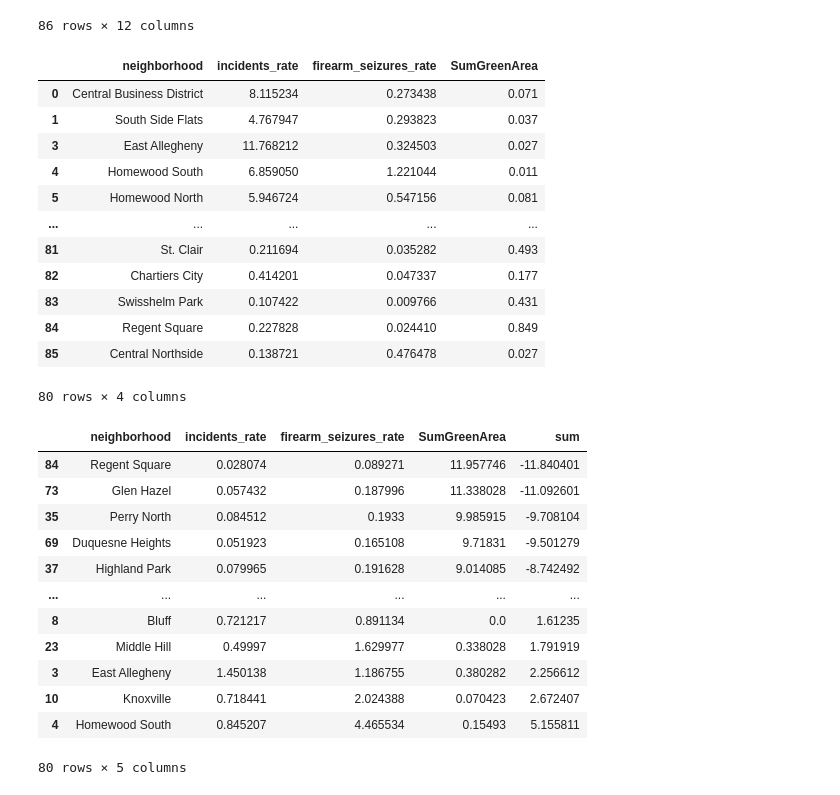
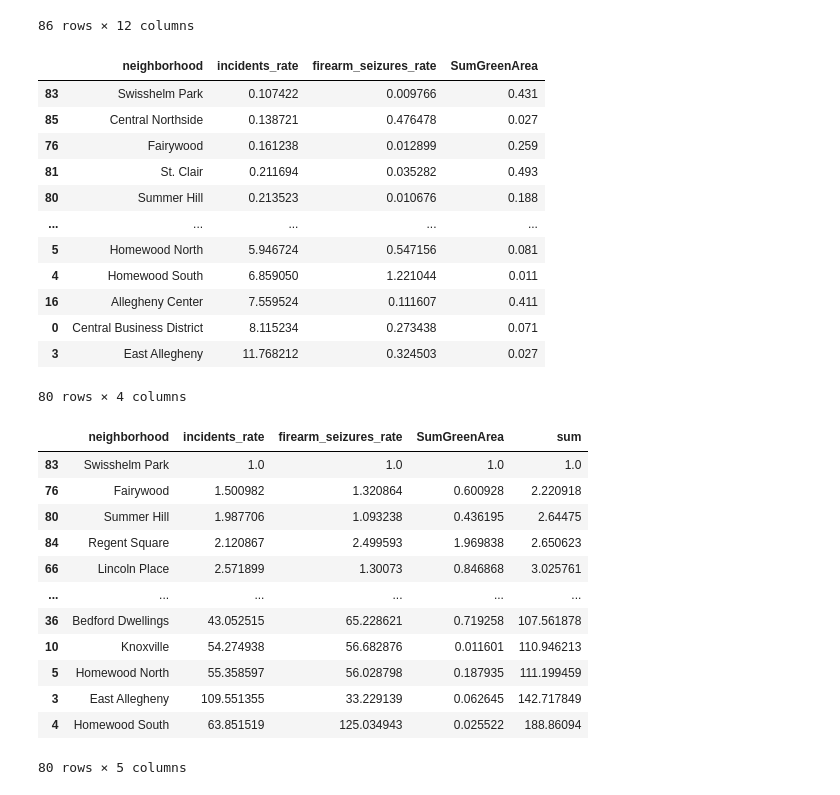
Before and after one commit to TingluR/CMPINF001-Final-Project, a Jupyter notebook: final_metric.ipynb, the cells around one changed output. Drawn from its saved outputs; the diff is of its cells as text; code cells hidden in the pictures.

```diff
--- a/final_metric.ipynb
+++ b/final_metric.ipynb
@@ -130,21 +130,21 @@ final_df
 # %%
 # drop the NaN data and attract the three submetrics forming the final dataframe
 final_df = final_df.dropna()
-final_df = final_df[['neighborhood', 'incidents_rate','firearm_seizures_rate', 'SumGreenArea']]
+final_df = final_df[['neighborhood', 'incidents_rate','firearm_seizures_rate', 'SumGreenArea']].sort_values(by=['incidents_rate'], ascending=True)
 final_df
 # %% [output]
 |  | neighborhood | incidents_rate | firearm_seizures_rate | SumGreenArea |
+| 83 | Swisshelm Park | 0.107422 | 0.009766 | 0.431 |
+| 85 | Central Northside | 0.138721 | 0.476478 | 0.027 |
+| 76 | Fairywood | 0.161238 | 0.012899 | 0.259 |
+| 81 | St. Clair | 0.211694 | 0.035282 | 0.493 |
+| 80 | Summer Hill | 0.213523 | 0.010676 | 0.188 |
+| ... | ... | ... | ... | ... |
+| 5 | Homewood North | 5.946724 | 0.547156 | 0.081 |
+| 4 | Homewood South | 6.859050 | 1.221044 | 0.011 |
+| 16 | Allegheny Center | 7.559524 | 0.111607 | 0.411 |
 | 0 | Central Business District | 8.115234 | 0.273438 | 0.071 |
-| 1 | South Side Flats | 4.767947 | 0.293823 | 0.037 |
 | 3 | East Allegheny | 11.768212 | 0.324503 | 0.027 |
-| 4 | Homewood South | 6.859050 | 1.221044 | 0.011 |
-| 5 | Homewood North | 5.946724 | 0.547156 | 0.081 |
-| ... | ... | ... | ... | ... |
-| 81 | St. Clair | 0.211694 | 0.035282 | 0.493 |
-| 82 | Chartiers City | 0.414201 | 0.047337 | 0.177 |
-| 83 | Swisshelm Park | 0.107422 | 0.009766 | 0.431 |
-| 84 | Regent Square | 0.227828 | 0.024410 | 0.849 |
-| 85 | Central Northside | 0.138721 | 0.476478 | 0.027 |
 80 rows × 4 columns
 # %%
 final_df.loc[:,'incidents_rate':] = final_df.loc[:,'incidents_rate':].div(final_df.iloc[0]['incidents_rate':])
@@ -153,15 +153,15 @@ final_df = final_df.sort_values(by=['sum'])
 final_df
 # %% [output]
 |  | neighborhood | incidents_rate | firearm_seizures_rate | SumGreenArea | sum |
-| 84 | Regent Square | 0.028074 | 0.089271 | 11.957746 | -11.840401 |
-| 73 | Glen Hazel | 0.057432 | 0.187996 | 11.338028 | -11.092601 |
-| 35 | Perry North | 0.084512 | 0.1933 | 9.985915 | -9.708104 |
-| 69 | Duquesne Heights | 0.051923 | 0.165108 | 9.71831 | -9.501279 |
-| 37 | Highland Park | 0.079965 | 0.191628 | 9.014085 | -8.742492 |
+| 83 | Swisshelm Park | 1.0 | 1.0 | 1.0 | 1.0 |
+| 76 | Fairywood | 1.500982 | 1.320864 | 0.600928 | 2.220918 |
+| 80 | Summer Hill | 1.987706 | 1.093238 | 0.436195 | 2.64475 |
+| 84 | Regent Square | 2.120867 | 2.499593 | 1.969838 | 2.650623 |
+| 66 | Lincoln Place | 2.571899 | 1.30073 | 0.846868 | 3.025761 |
 | ... | ... | ... | ... | ... | ... |
-| 8 | Bluff | 0.721217 | 0.891134 | 0.0 | 1.61235 |
-| 23 | Middle Hill | 0.49997 | 1.629977 | 0.338028 | 1.791919 |
-| 3 | East Allegheny | 1.450138 | 1.186755 | 0.380282 | 2.256612 |
-| 10 | Knoxville | 0.718441 | 2.024388 | 0.070423 | 2.672407 |
-| 4 | Homewood South | 0.845207 | 4.465534 | 0.15493 | 5.155811 |
+| 36 | Bedford Dwellings | 43.052515 | 65.228621 | 0.719258 | 107.561878 |
+| 10 | Knoxville | 54.274938 | 56.682876 | 0.011601 | 110.946213 |
+| 5 | Homewood North | 55.358597 | 56.028798 | 0.187935 | 111.199459 |
+| 3 | East Allegheny | 109.551355 | 33.229139 | 0.062645 | 142.717849 |
+| 4 | Homewood South | 63.851519 | 125.034943 | 0.025522 | 188.86094 |
 80 rows × 5 columns
```
Also changed, not shown: 4 other files.
